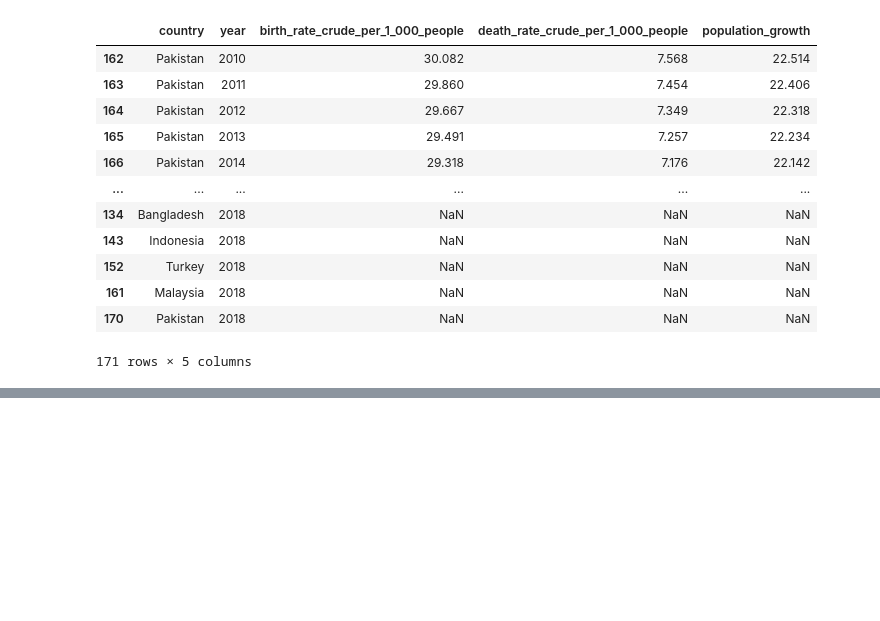
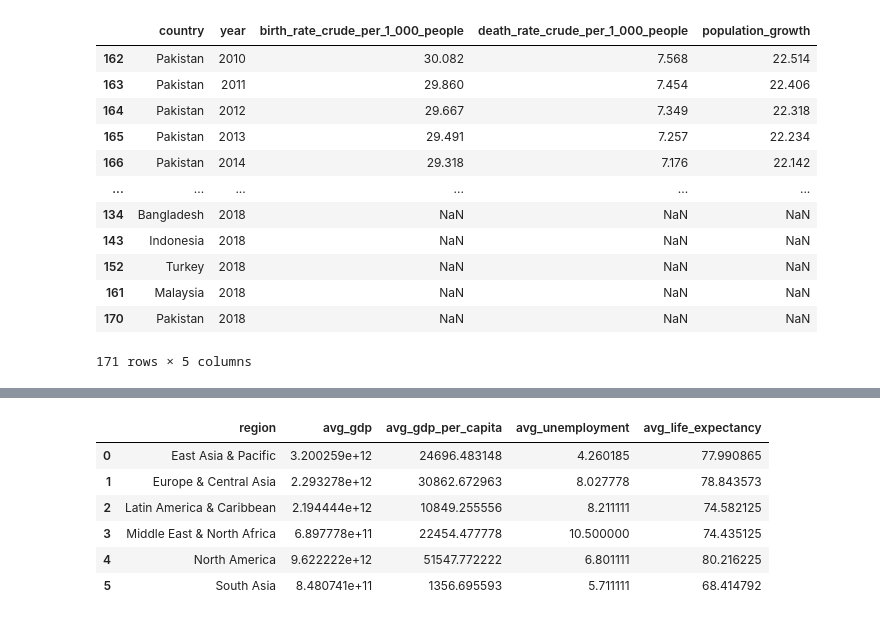
Before and after one commit to Enarb1/interv, a Jupyter notebook: notebooks/task03.ipynb, the cells around one changed output, grey strips where cells are left out. Cells and saved outputs as stored; diff of their text form; code cells hidden in the pictures; blank space fills up the shorter version.

```diff
--- a/notebooks/task03.ipynb
+++ b/notebooks/task03.ipynb
@@ -1143,0 +1215,23 @@ economic_worldbank_merged[
+# %%
+# Average GDP, GDP per capita, unemployment, and life expectancy by region
+avg_economy_by_region = (
+    economic_worldbank_merged
+    .groupby('region')
+    .agg(
+        avg_gdp=('gdp_usd_final', 'mean'),
+        avg_gdp_per_capita=('gdp_per_capita_usd', 'mean'),
+        avg_unemployment=('unemployment_rate', 'mean'),
+        avg_life_expectancy=('life_expectancy_at_birth_years', 'mean'),
+    )
+    .reset_index()
+)
+
+avg_economy_by_region
+# %% [output]
+|  | region | avg_gdp | avg_gdp_per_capita | avg_unemployment | avg_life_expectancy |
+| 0 | East Asia & Pacific | 3.200259e+12 | 24696.483148 | 4.260185 | 77.990865 |
+| 1 | Europe & Central Asia | 2.293278e+12 | 30862.672963 | 8.027778 | 78.843573 |
+| 2 | Latin America & Caribbean | 2.194444e+12 | 10849.255556 | 8.211111 | 74.582125 |
+| 3 | Middle East & North Africa | 6.897778e+11 | 22454.477778 | 10.500000 | 74.435125 |
+| 4 | North America | 9.622222e+12 | 51547.772222 | 6.801111 | 80.216225 |
+| 5 | South Asia | 8.480741e+11 | 1356.695593 | 5.711111 | 68.414792 |
```
Also changed, not shown: parts of 13 cells of this notebook.
